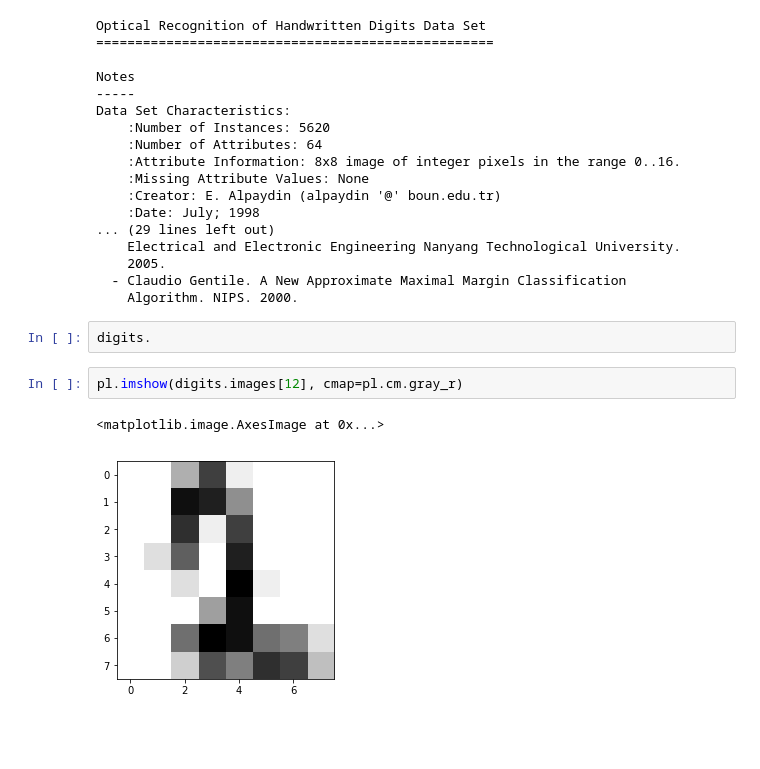
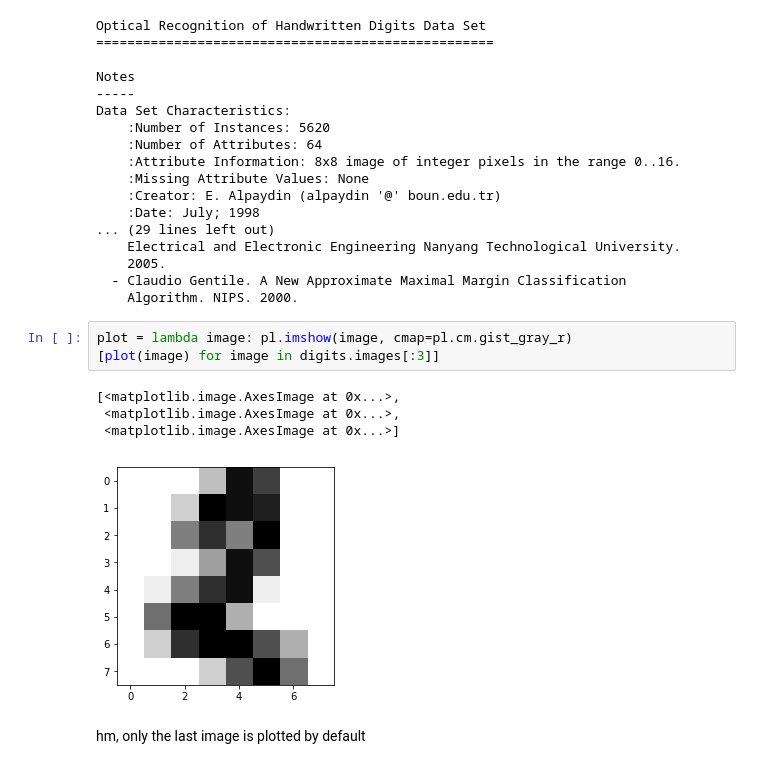
Before and after one commit to tipishev/sportamore_ml, a Jupyter notebook: tim/scikit_tutorial.ipynb, the cells around one changed output. Saved outputs shown, nothing was run; the diff lists cells and outputs as text; blank space fills up the shorter version.

```diff
--- a/tim/scikit_tutorial.ipynb
+++ b/tim/scikit_tutorial.ipynb
@@ -63,10 +65,13 @@ Data Set Characteristics:
     2005.
   - Claudio Gentile. A New Approximate Maximal Margin Classification
     Algorithm. NIPS. 2000.
-# %%
-digits.
-# %%
-pl.imshow(digits.images[12], cmap=pl.cm.gray_r)
-# %% [output]
-<matplotlib.image.AxesImage at 0x...>
-[figure, removed]
+# %%
+plot = lambda image: pl.imshow(image, cmap=pl.cm.gist_gray_r)
+[plot(image) for image in digits.images[:3]]
+# %% [output]
+[<matplotlib.image.AxesImage at 0x...>,
+ <matplotlib.image.AxesImage at 0x...>,
+ <matplotlib.image.AxesImage at 0x...>]
+[figure, added]
+# %% [markdown]
+hm, only the last image is plotted by default
```
Also changed, not shown: parts of 27 cells of this notebook.
